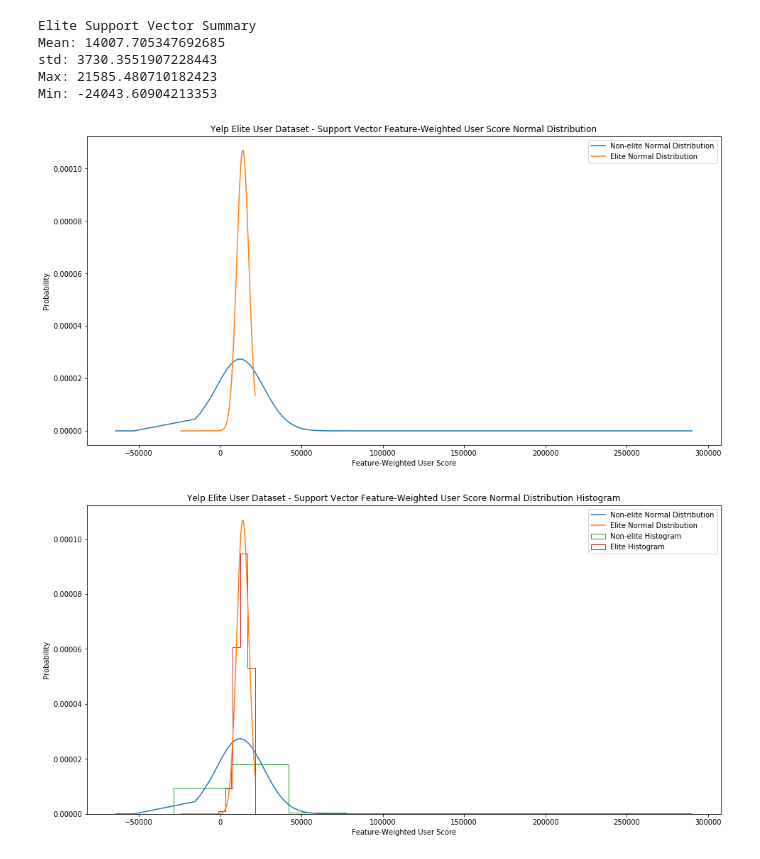
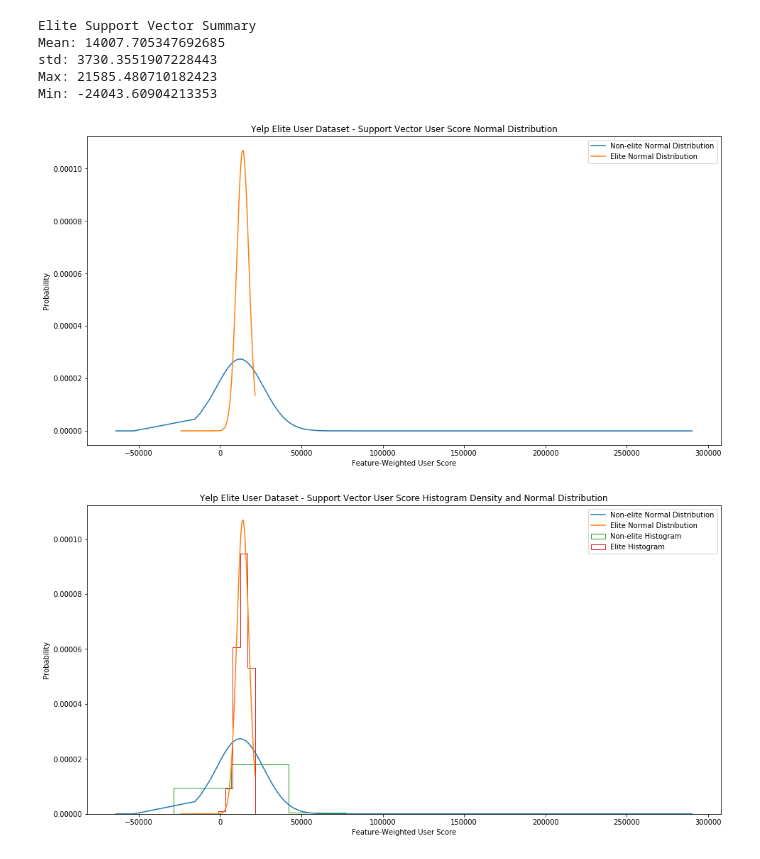
Before and after one commit to juszhan/Yelp-Eliteness, a Jupyter notebook: yelp_project-support_vector.ipynb, the cells around one changed output. Saved outputs shown, nothing was run; the diff lists cells and outputs as text; code cells hidden in the pictures.

```diff
--- a/yelp_project-support_vector.ipynb
+++ b/yelp_project-support_vector.ipynb
@@ -445,28 +445,28 @@ Min: -24043.60904213353
 # %%
 import scipy.stats as stats
 
 plt.figure(figsize=(16, 8))
 
 non_elite_support_vector_sums.sort()
 mu = np.mean(non_elite_support_vector_sums)
 sigma = np.std(non_elite_support_vector_sums)
 pdf = stats.norm.pdf(non_elite_support_vector_sums, mu, sigma)
 plt.plot(non_elite_support_vector_sums, pdf, label="Non-elite Normal Distribution")
 
 elite_support_vector_sums.sort()
 mu = np.mean(elite_support_vector_sums)
 sigma = np.std(elite_support_vector_sums)
 pdf = stats.norm.pdf(elite_support_vector_sums, mu, sigma)
 plt.plot(elite_support_vector_sums, pdf, label="Elite Normal Distribution")
 
 plt.xlabel("Feature-Weighted User Score")
 plt.ylabel("Probability")
-plt.title("Yelp Elite User Dataset - Support Vector Feature-Weighted User Score Normal Distribution")
+plt.title("Yelp Elite User Dataset - Support Vector User Score Normal Distribution")
 plt.legend()
 plt.savefig("support_vector_score_normal_distribution.png", bbox_inches='tight')
 plt.show()
 # %% [output]
-[figure, old version]
+[figure, new version]
 # %%
 plt.figure(figsize=(16, 8))
 
@@ -487,12 +487,12 @@ plt.hist(elite_support_vector_sums, density=True, histtype="step", label="Elite
 
 plt.xlabel("Feature-Weighted User Score")
 plt.ylabel("Probability")
-plt.title("Yelp Elite User Dataset - Support Vector Feature-Weighted User Score Normal Distribution Histogram")
+plt.title("Yelp Elite User Dataset - Support Vector User Score Histogram Density and Normal Distribution")
 plt.legend()
 plt.savefig("support_vector_score_normal_distribution_histogram_density.png", bbox_inches='tight')
 plt.show()
 # %% [output]
-[figure, old version]
+[figure, new version]
 # %%
 plt.figure(figsize=(16, 8))
 
```
Also changed, not shown: parts of 3 cells of this notebook, 9 other files.
